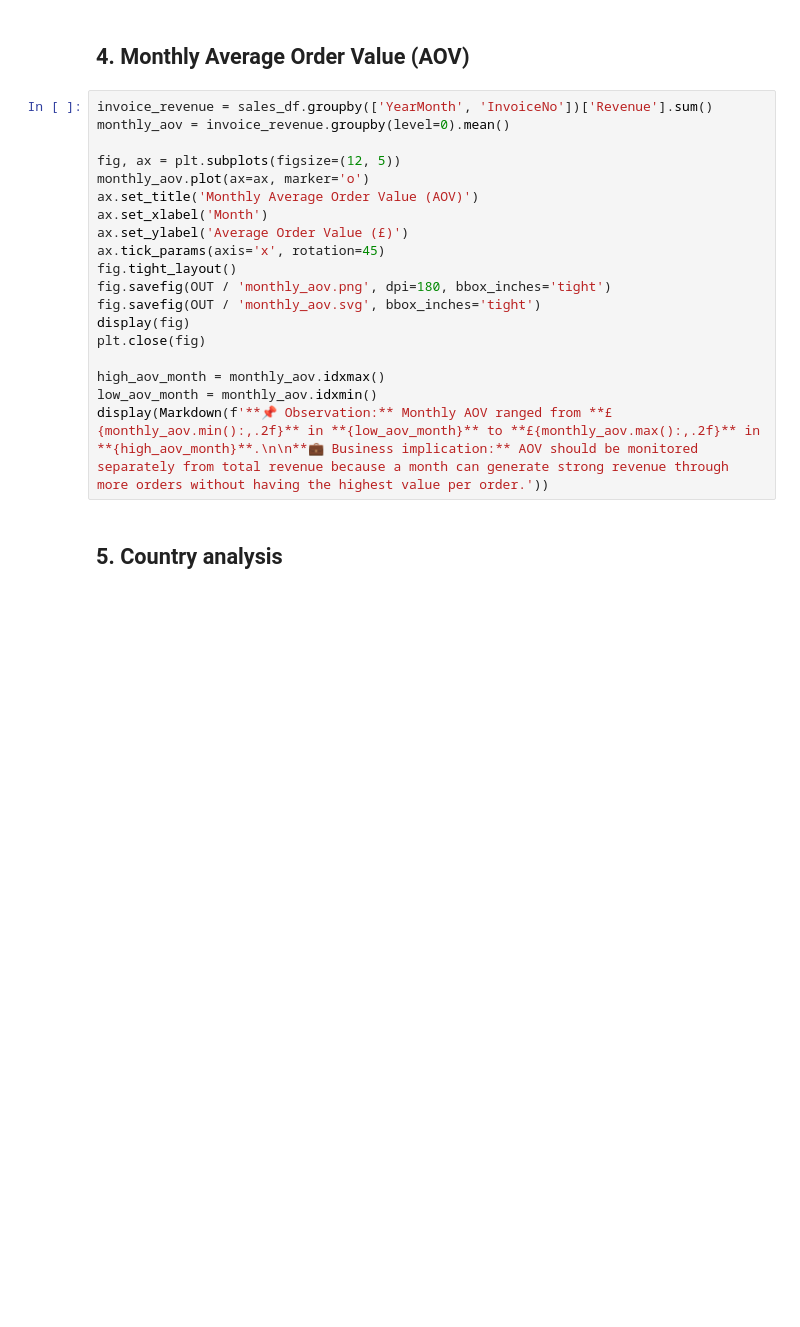
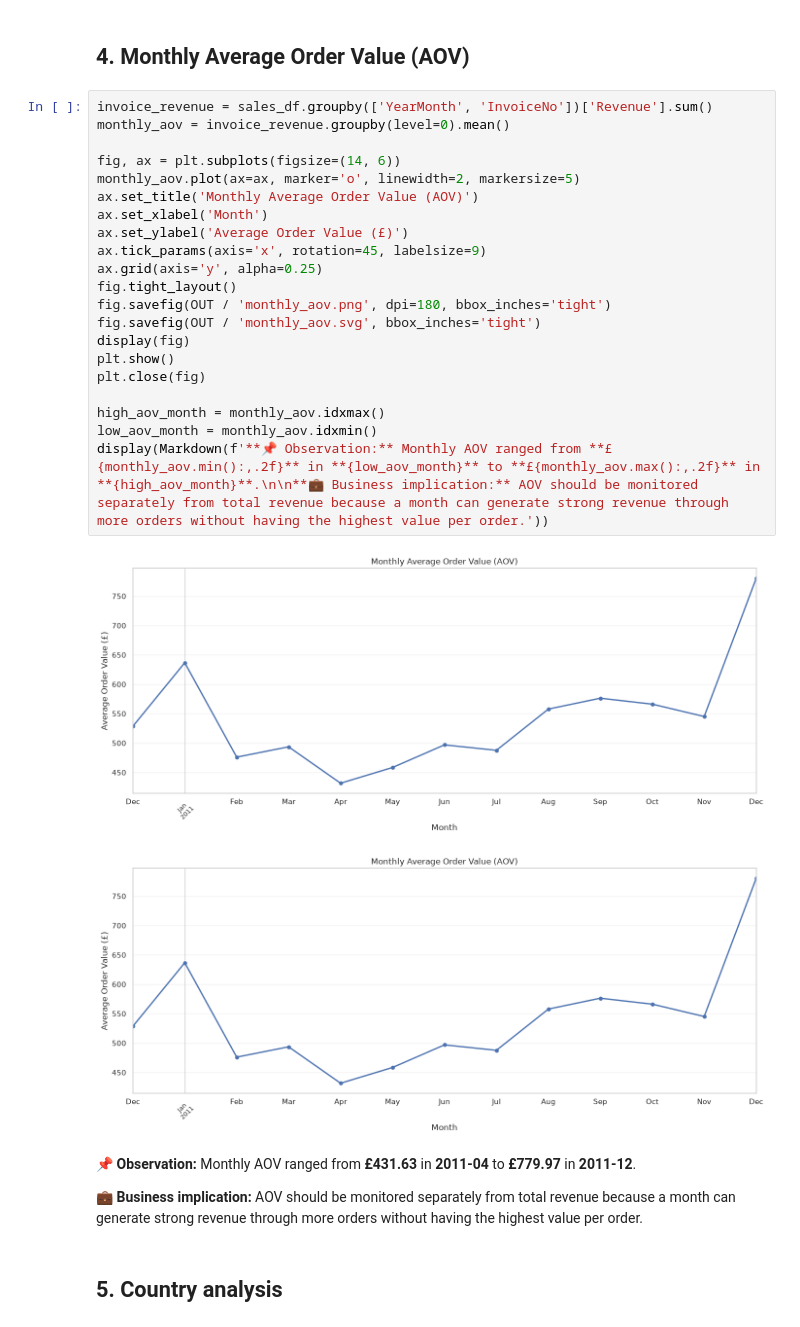
Before and after one commit to Ros3-0SS/OIBSIP, a Jupyter notebook: DataAnalytics-L1-EDARetailSales/EDA_Retail_Sales.ipynb, the cells around one changed output. Saved outputs shown, nothing was run; the diff lists cells and outputs as text; blank space fills up the shorter version.

```diff
--- a/DataAnalytics-L1-EDARetailSales/EDA_Retail_Sales.ipynb
+++ b/DataAnalytics-L1-EDARetailSales/EDA_Retail_Sales.ipynb
@@ -110,22 +159,30 @@ display(Markdown(f'**📌 Observation:** **{peak_quarter}** was the strongest qu
 # %%
 invoice_revenue = sales_df.groupby(['YearMonth', 'InvoiceNo'])['Revenue'].sum()
 monthly_aov = invoice_revenue.groupby(level=0).mean()
 
-fig, ax = plt.subplots(figsize=(12, 5))
-monthly_aov.plot(ax=ax, marker='o')
+fig, ax = plt.subplots(figsize=(14, 6))
+monthly_aov.plot(ax=ax, marker='o', linewidth=2, markersize=5)
 ax.set_title('Monthly Average Order Value (AOV)')
 ax.set_xlabel('Month')
 ax.set_ylabel('Average Order Value (£)')
-ax.tick_params(axis='x', rotation=45)
+ax.tick_params(axis='x', rotation=45, labelsize=9)
+ax.grid(axis='y', alpha=0.25)
 fig.tight_layout()
 fig.savefig(OUT / 'monthly_aov.png', dpi=180, bbox_inches='tight')
 fig.savefig(OUT / 'monthly_aov.svg', bbox_inches='tight')
 display(fig)
+plt.show()
 plt.close(fig)
 
 high_aov_month = monthly_aov.idxmax()
 low_aov_month = monthly_aov.idxmin()
 display(Markdown(f'**📌 Observation:** Monthly AOV ranged from **£{monthly_aov.min():,.2f}** in **{low_aov_month}** to **£{monthly_aov.max():,.2f}** in **{high_aov_month}**.\n\n**💼 Business implication:** AOV should be monitored separately from total revenue because a month can generate strong revenue through more orders without having the highest value per order.'))
+# %% [output]
+[figure, added]
+[figure, added]
+**📌 Observation:** Monthly AOV ranged from **£431.63** in **2011-04** to **£779.97** in **2011-12**.
+
+**💼 Business implication:** AOV should be monitored separately from total revenue because a month can generate strong revenue through more orders without having the highest value per order.
 # %% [markdown]
 ## 5. Country analysis
 # %%
```
Also changed, not shown: parts of 9 cells of this notebook, 9 other files.
